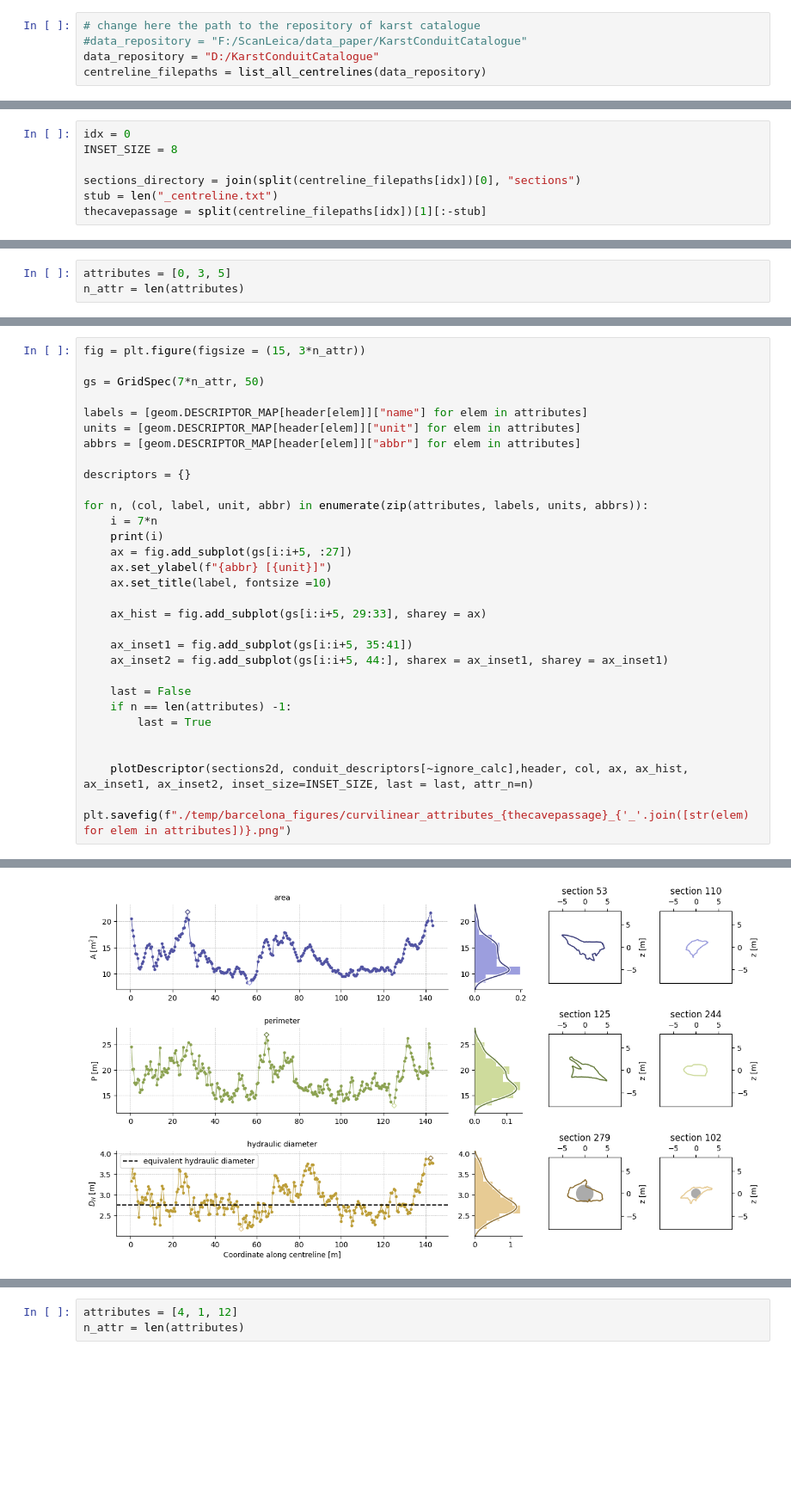
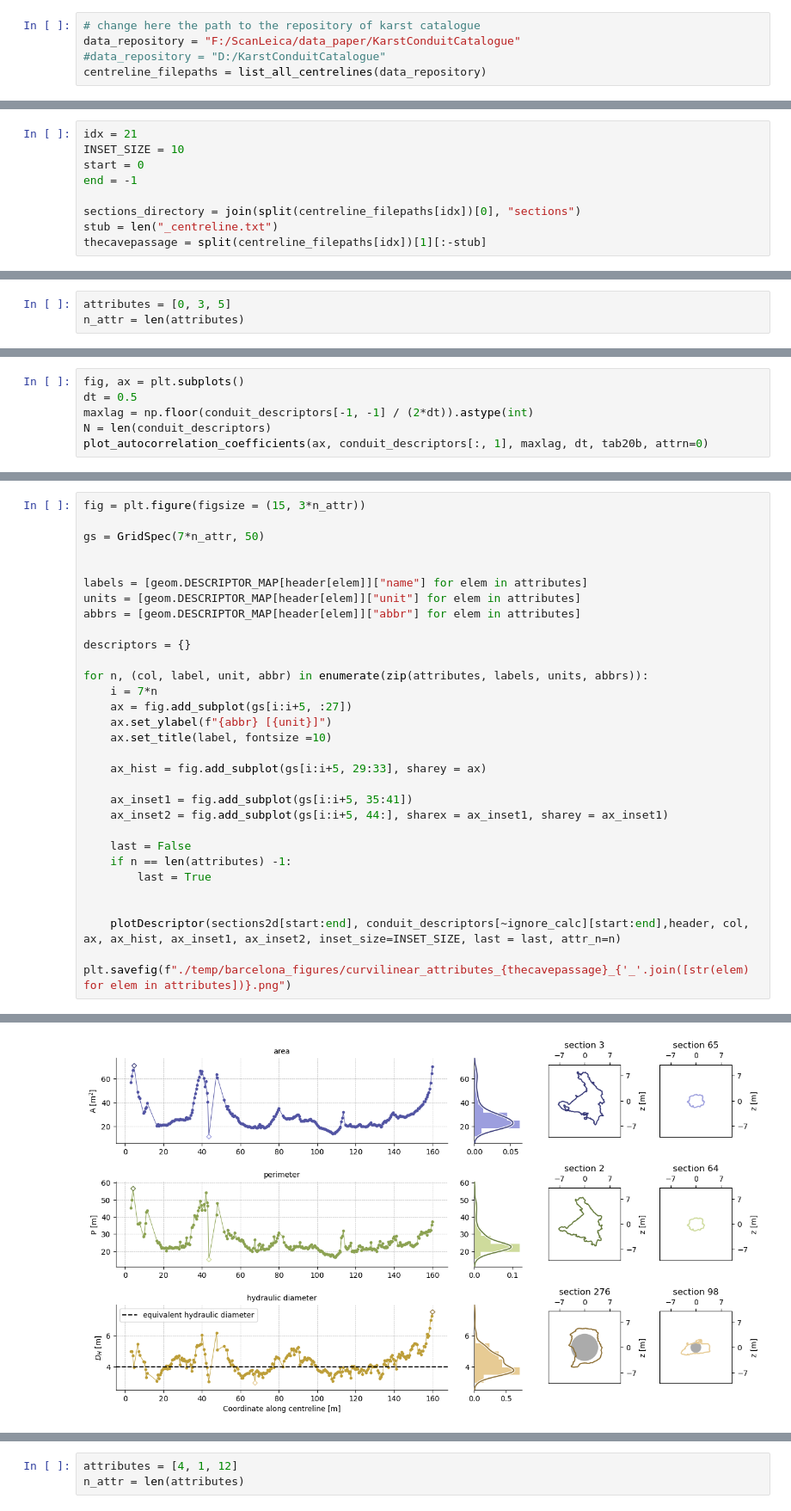
Before and after one commit to ERC-Karst/pc-centrelines, a Jupyter notebook: notebooks/step_by_step_characterisation/04_FirstOrderConduitStats.ipynb, the cells around one changed output, grey strips where cells are left out. Shown: that part at 86% size. Saved outputs shown, nothing was run; the diff lists cells and outputs as text; blank space fills up the shorter version.

```diff
--- a/notebooks/step_by_step_characterisation/04_FirstOrderConduitStats.ipynb
+++ b/notebooks/step_by_step_characterisation/04_FirstOrderConduitStats.ipynb
@@ -19,8 +19,8 @@ Jupyter environment detected. Enabling Open3D WebVisualizer.
 [Open3D INFO] WebRTCWindowSystem: HTTP handshake server disabled.
 # %%
 # change here the path to the repository of karst catalogue
-#data_repository = "F:/ScanLeica/data_paper/KarstConduitCatalogue"
-data_repository = "D:/KarstConduitCatalogue"
+data_repository = "F:/ScanLeica/data_paper/KarstConduitCatalogue"
+#data_repository = "D:/KarstConduitCatalogue"
 centreline_filepaths = list_all_centrelines(data_repository)
 # %%
 centreline_filepaths
@@ -32,8 +45,10 @@ centreline_filepaths
 # %% [markdown]
 We now select a specific cave passage and read out the section information, including the geometric descriptors.
 # %%
-idx = 0
-INSET_SIZE = 8
+idx = 21
+INSET_SIZE = 10
+start = 0
+end = -1
 
 sections_directory = join(split(centreline_filepaths[idx])[0], "sections")
 stub = len("_centreline.txt")
@@ -315,0 +159,6 @@ False
+# %%
+fig, ax = plt.subplots()
+dt = 0.5
+maxlag = np.floor(conduit_descriptors[-1, -1] / (2*dt)).astype(int)
+N = len(conduit_descriptors)
+plot_autocorrelation_coefficients(ax, conduit_descriptors[:, 1], maxlag, dt, tab20b, attrn=0)
@@ -317,6 +169,7 @@ False
 fig = plt.figure(figsize = (15, 3*n_attr))
 
 gs = GridSpec(7*n_attr, 50)
+
 
 labels = [geom.DESCRIPTOR_MAP[header[elem]]["name"] for elem in attributes]
 units = [geom.DESCRIPTOR_MAP[header[elem]]["unit"] for elem in attributes]
@@ -326,7 +179,6 @@ descriptors = {}
 
 for n, (col, label, unit, abbr) in enumerate(zip(attributes, labels, units, abbrs)):
     i = 7*n
-    print(i)
     ax = fig.add_subplot(gs[i:i+5, :27])
     ax.set_ylabel(f"{abbr} [{unit}]")
     ax.set_title(label, fontsize =10)
@@ -341,7 +193,7 @@ for n, (col, label, unit, abbr) in enumerate(zip(attributes, labels, units, abbr
         last = True
 
 
-    plotDescriptor(sections2d, conduit_descriptors[~ignore_calc],header, col, ax, ax_hist, ax_inset1, ax_inset2, inset_size=INSET_SIZE, last = last, attr_n=n)
+    plotDescriptor(sections2d[start:end], conduit_descriptors[~ignore_calc][start:end],header, col, ax, ax_hist, ax_inset1, ax_inset2, inset_size=INSET_SIZE, last = last, attr_n=n)
 
 plt.savefig(f"./temp/barcelona_figures/curvilinear_attributes_{thecavepassage}_{'_'.join([str(elem) for elem in attributes])}.png")
 # %% [output]
@@ -356 +202 @@ plotting the dh for section 102 at 2.18m
-[figure, old version]
+[figure, new version]
```
Also changed, not shown: parts of 27 cells of this notebook, 3 other files.
